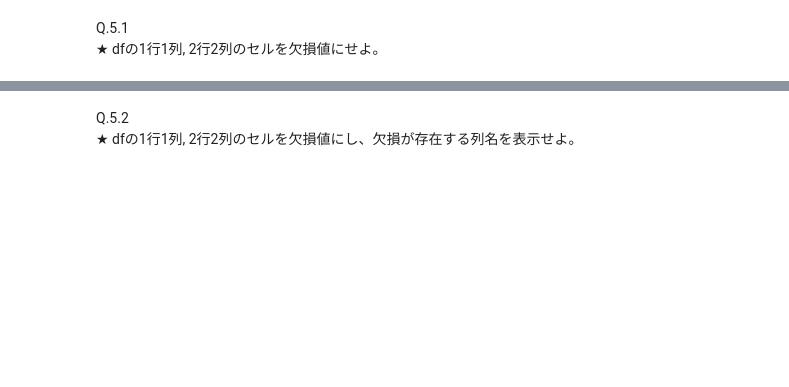
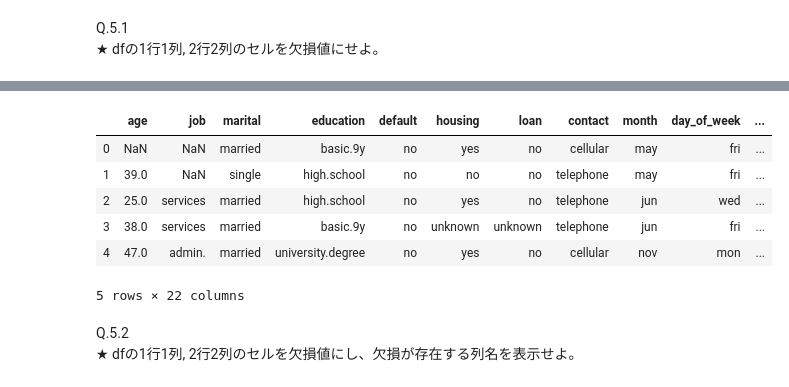
Before and after one commit to Seiji555/pub, a Jupyter notebook: AI/python_math/session03/session03_pandas_演習.ipynb, the cells around one changed output, grey strips where cells are left out. Cells and saved outputs as stored; diff of their text form; code cells hidden in the pictures; blank space fills up the shorter version.

```diff
--- a/AI/python_math/session03/session03_pandas_演習.ipynb
+++ b/AI/python_math/session03/session03_pandas_演習.ipynb
@@ -234,3 +293,15 @@ np.nan #　欠損値
+# %%
+df.iloc[0,0] = np.nan
+df.iloc[1,1] = np.nan
+df.head()
+# %% [output]
+|  | age | job | marital | education | default | housing | loan | contact | month | day_of_week | ... |
+| 0 | NaN | NaN | married | basic.9y | no | yes | no | cellular | may | fri | ... |
+| 1 | 39.0 | NaN | single | high.school | no | no | no | telephone | may | fri | ... |
+| 2 | 25.0 | services | married | high.school | no | yes | no | telephone | jun | wed | ... |
+| 3 | 38.0 | services | married | basic.9y | no | unknown | unknown | telephone | jun | fri | ... |
+| 4 | 47.0 | admin. | married | university.degree | no | yes | no | cellular | nov | mon | ... |
+5 rows × 22 columns
 # %% [markdown]
 Q.5.2
 ★ dfの1行1列, 2行2列のセルを欠損値にし、欠損が存在する列名を表示せよ。
```
Also changed, not shown: parts of 13 cells of this notebook.
